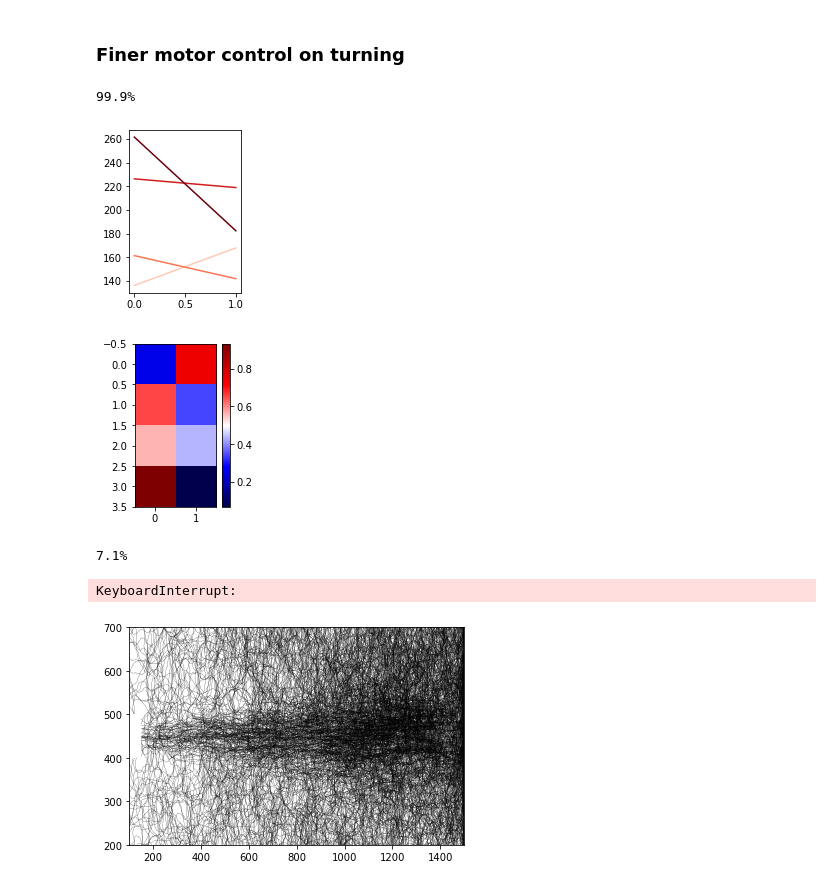
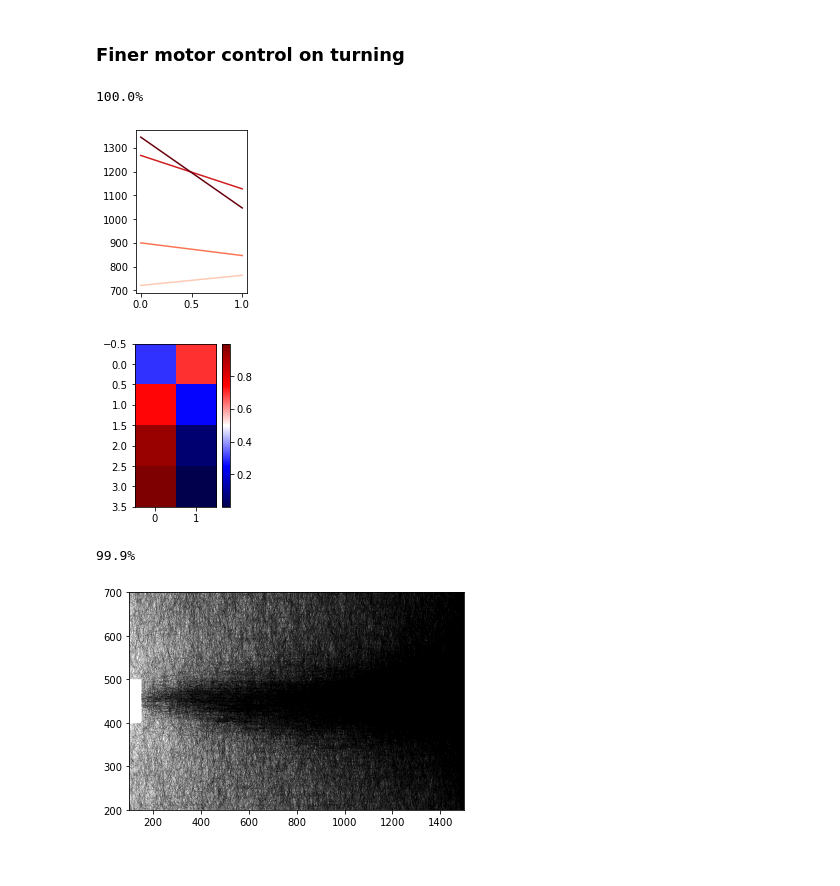
Before and after one commit to niragkadakia/odor-plume-reinforcement-learning, a Jupyter notebook: centerline.ipynb, the cells around one changed output. Cells and saved outputs as stored; diff of their text form; code cells hidden in the pictures.

```diff
--- a/centerline.ipynb
+++ b/centerline.ipynb
@@ -338,38 +338,38 @@ class upwind_turning(odor_series_RL):
 # %%
 a = upwind_turning()
 a.x0_min = 1000
-a.num_walkers = 200
+a.num_walkers = 1000
 a.def_actions()
-a.num_steps = 2000
+a.num_steps = 5000
 a.def_states(freq_bins=[-1, 0.01, 1, 2, 100])
 xs, ys, Q, Q_terminal, path_lengths = a.run()
 # %% [output]
-99.9%
+100.0%
 # %%
 fig = plt.figure(figsize=(2, 3))
 colors = plt.cm.Reds(np.linspace(0.2, 1.0, a._num_states))
 for i in range(a._num_states):
     plt.plot(Q_terminal[i], color=colors[i])
 plt.show()
-temp = 30
+temp = 50
 fig = plt.figure(figsize=(2, 3))
 Q_norm = (np.exp(Q_terminal.T/temp)/np.sum(np.exp(Q_terminal/temp), axis=-1)).T
 plt.imshow(Q_norm, cmap=plt.cm.seismic)
 plt.colorbar()
 plt.show()
 # %% [output]
-[figure, old version]
+[figure, new version]
-[figure, old version]
+[figure, new version]
 # %%
-xs, ys, path_lengths = a.run_optimal_action(Q_terminal, temp=15)
+a.epsilon=0.05
+xs, ys, path_lengths = a.run_optimal_action(Q_terminal, temp=50)
 # %% [output]
-7.1%
+99.9%
-KeyboardInterrupt:
 # %%
 for iW in range(a.num_walkers):
-    plt.plot(xs[:path_lengths[iW], iW], ys[:path_lengths[iW], iW], color='k', lw=0.2)
+    plt.plot(xs[:path_lengths[iW], iW], ys[:path_lengths[iW], iW], color='k', lw=0.05)
 plt.xlim(100, 1500)
 plt.ylim(450 - 250, 450 + 250)
 plt.show()
 # %% [output]
-[figure, old version]
+[figure, new version]
```
